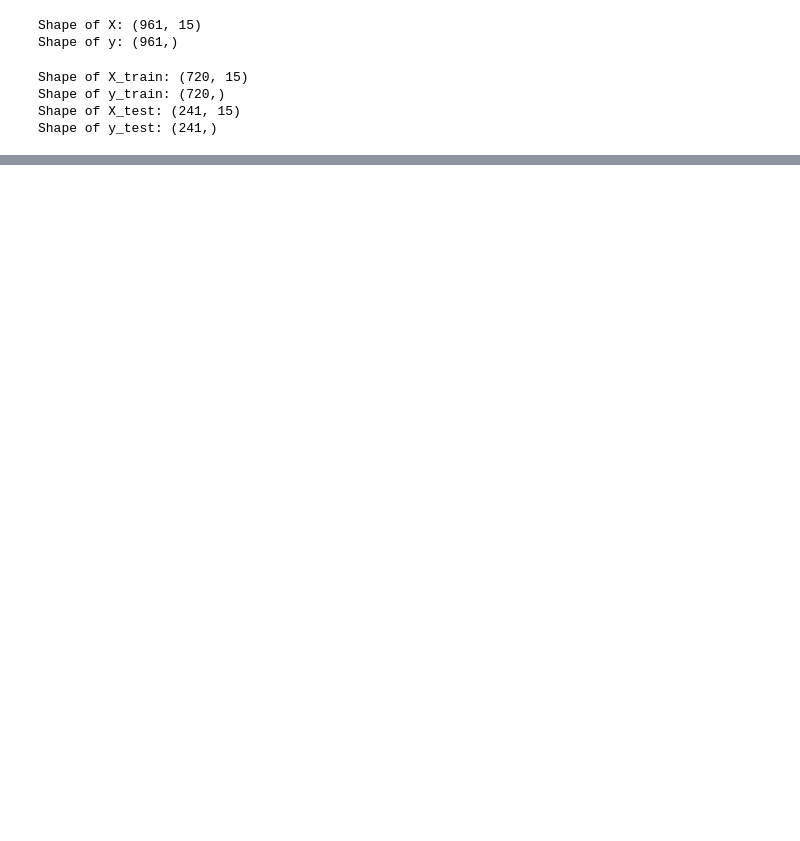
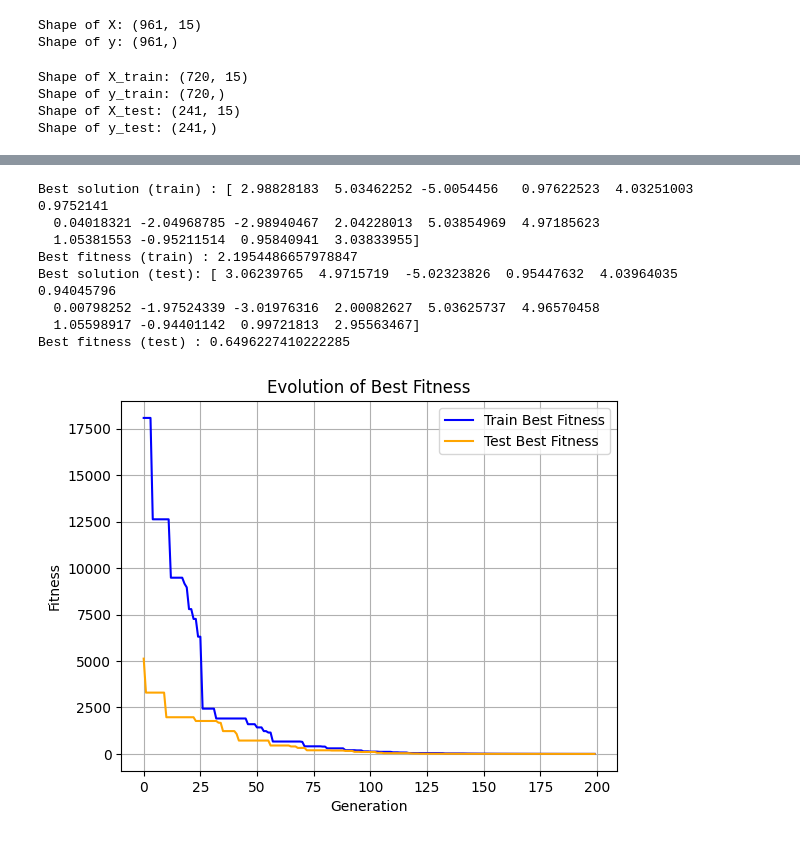
Before and after one commit to nastyabekesheva/SwarmIntelligence, a Jupyter notebook: lab7/main.ipynb, the cells around one changed output, grey strips where cells are left out. Cells and saved outputs as stored; diff of their text form; code cells hidden in the pictures; blank space fills up the shorter version.

```diff
--- a/lab7/main.ipynb
+++ b/lab7/main.ipynb
@@ -237,0 +155,27 @@ Best fitness: 2849.4460536334846
+# %%
+bounds = np.array([[-10, 10] for _ in range(16)])
+de = DifferentialEvolution(objective_function=L2_reg, bounds=bounds, epochs=200)
+
+best_solution, best_fitness, train_data = de.fit()
+print("Best solution (train) :", best_solution)
+print("Best fitness (train) :", best_fitness)
+
+
+bounds = np.array([[-10, 10] for _ in range(16)])
+de = DifferentialEvolution(objective_function=L2_reg_test, bounds=bounds, epochs=200)
+
+best_solution, best_fitness, test_data = de.fit()
+print("Best solution (test):", best_solution)
+print("Best fitness (test) :", best_fitness)
+
+plot_fitness_tt(train_data, test_data)
+# %% [output]
+Best solution (train) : [ 2.98828183  5.03462252 -5.0054456   0.97622523  4.03251003  0.9752141
+  0.04018321 -2.04968785 -2.98940467  2.04228013  5.03854969  4.97185623
+  1.05381553 -0.95211514  0.95840941  3.03833955]
+Best fitness (train) : 2.1954486657978847
+Best solution (test): [ 3.06239765  4.9715719  -5.02323826  0.95447632  4.03964035  0.94045796
+  0.00798252 -1.97524339 -3.01976316  2.00082627  5.03625737  4.96570458
+  1.05598917 -0.94401142  0.99721813  2.95563467]
+Best fitness (test) : 0.6496227410222285
+[figure, added]
```
Also changed, not shown: parts of 25 cells of this notebook.
